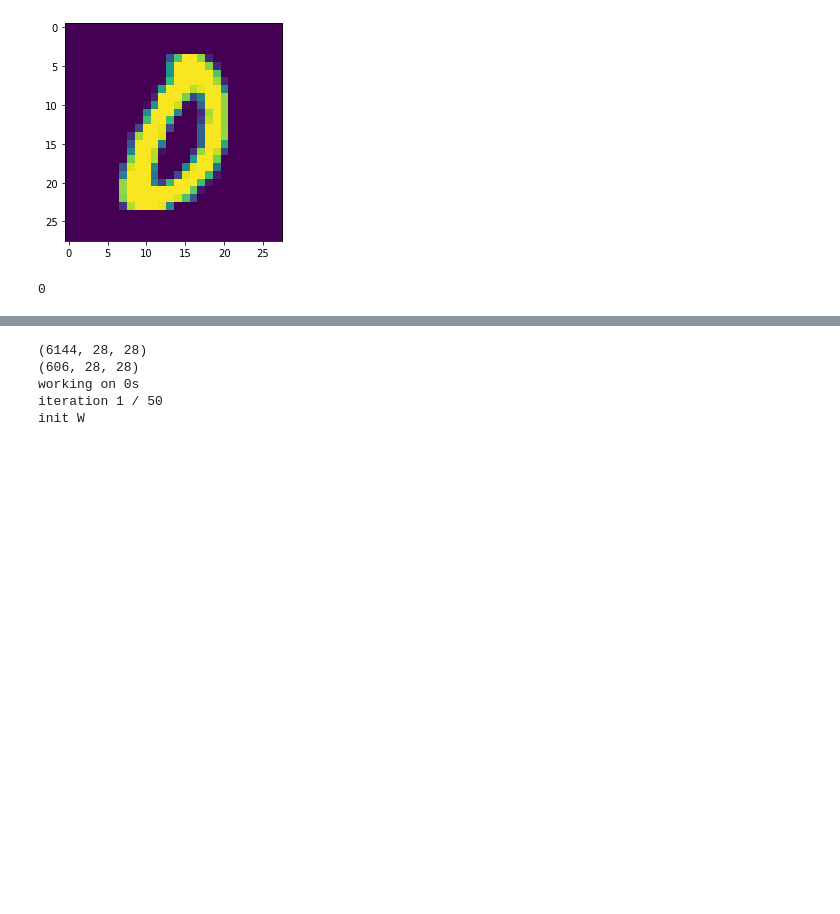
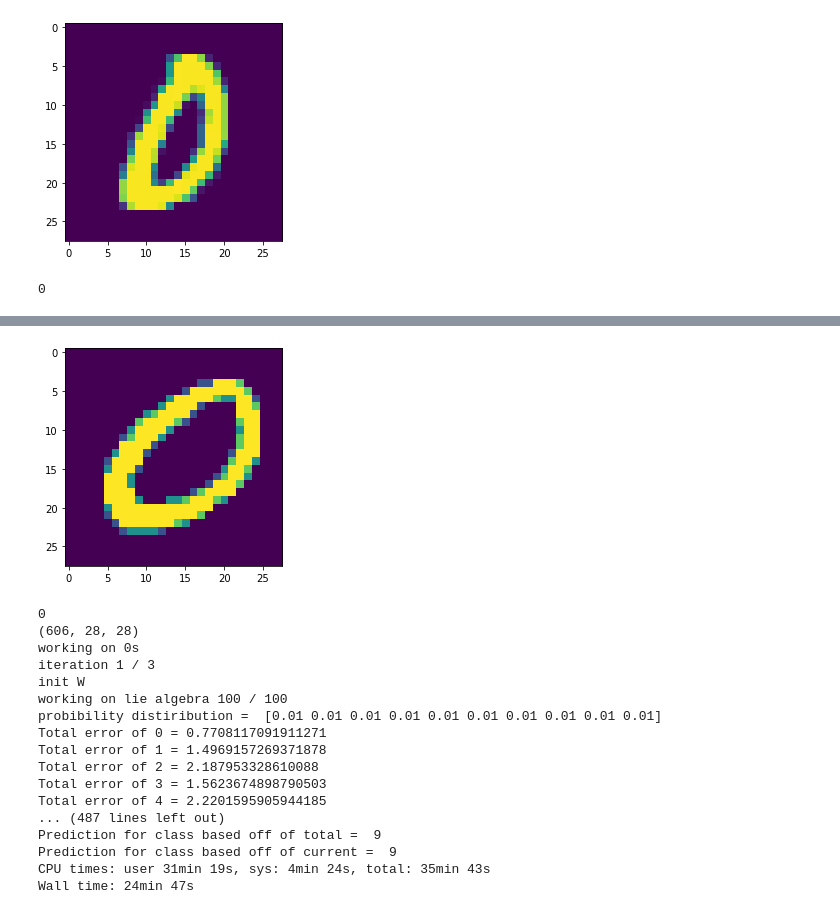
Before and after one commit to JohnCook17/Quantum_Machine_Learning, a Jupyter notebook: Supervised_learning_with_qunatum_classifier.ipynb, the cells around one changed output, grey strips where cells are left out. Drawn from its saved outputs; the diff is of its cells as text; code cells hidden in the pictures; blank space fills up the shorter version.

Commit message:
training is working prediction needs some work

```diff
--- a/Supervised_learning_with_qunatum_classifier.ipynb
+++ b/Supervised_learning_with_qunatum_classifier.ipynb
@@ -506,4 +534,5 @@ class Forward_and_backward:
 # %%
 %%time
-train = Forward_and_backward(N, sorted_data, test_data, 50)
+train = Forward_and_backward(N, sorted_data, test_data, 3) # iterations should be low due to one shot training
+                                                                                                # or else gradients will average out to nothing
 # %% [output]
@@ -512,12 +541,25 @@ Wall time: 21.2 µs
 # %%
 %%time
-train.train()
+trained = train.train()
 # %% [output]
+[figure, added]
-(6144, 28, 28)
+0
 (606, 28, 28)
 working on 0s
-iteration 1 / 50
+iteration 1 / 3
 init W
+working on lie algebra 100 / 100
+probibility distiribution =  [0.01 0.01 0.01 0.01 0.01 0.01 0.01 0.01 0.01 0.01]
+Total error of 0 = 0.7708117091911271
+Total error of 1 = 1.4969157269371878
+Total error of 2 = 2.187953328610088
+Total error of 3 = 1.5623674898790503
+Total error of 4 = 2.2201595905944185
+... (487 lines left out)
+Prediction for class based off of total =  9
+Prediction for class based off of current =  9
+CPU times: user 31min 19s, sys: 4min 24s, total: 35min 43s
+Wall time: 24min 47s
 # %%
 %%time
 train.predict()
```
Also changed, not shown: parts of 15 cells of this notebook.
